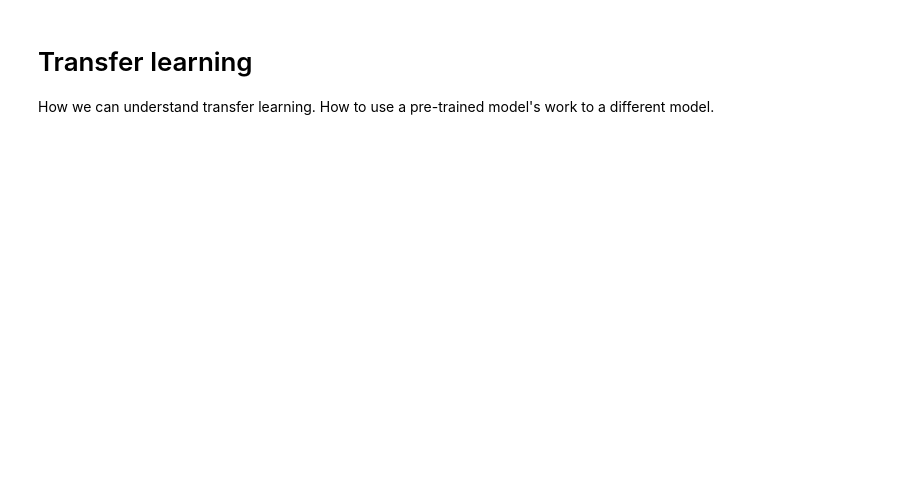
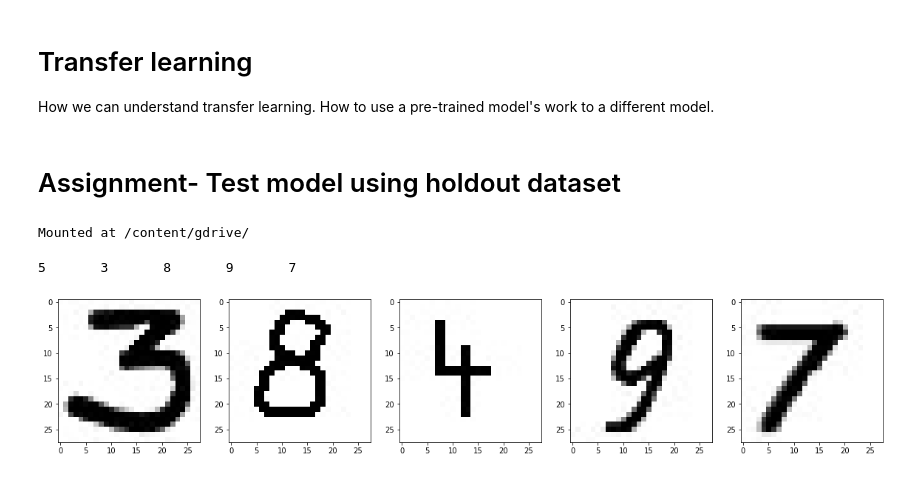
Before and after one commit to CWanjohi/SimpleImageClassifier, a Jupyter notebook: DIP_Coursework.ipynb, the cells around one changed output. Drawn from its saved outputs; the diff is of its cells as text; code cells hidden in the pictures; blank space fills up the shorter version.

```diff
--- a/DIP_Coursework.ipynb
+++ b/DIP_Coursework.ipynb
@@ -526,3 +513,57 @@ display_activations(activations,8,4,1)
 # %% [markdown]
 # Transfer learning
 How we can understand transfer learning. How to use a pre-trained model's work to a different model.
+# %% [markdown]
+# Assignment- Test model using holdout dataset
+# %%
+from google.colab import drive
+drive.mount("/content/gdrive/", force_remount=True)
+# %% [output]
+Mounted at /content/gdrive/
+# %%
+from tensorflow.keras.preprocessing.image import load_img, img_to_array
+import cv2
+
+#function to prepare the image
+def load_my_image(filename):
+  # load the image
+  img = load_img(filename, color_mode = "grayscale", target_size=(28, 28))
+  # img = cv2.bitwise_not(img)
+  # convert to array
+  img = img_to_array(img)
+  # reshape into a single sample with 1 channel
+  img = img.reshape(1, 28, 28, 1)
+  # prepare pixel data
+  img = img.astype('float32')
+  #normalize
+  img = img / 255.0
+
+  return img
+# %%
+from tensorflow.keras.preprocessing.image import ImageDataGenerator
+from tensorflow.keras.preprocessing import image
+from tensorflow.keras.models import load_model
+import matplotlib.pyplot as plt
+import numpy as np
+import cv2
+import os
+
+model = load_model('MNIST_Simple_CNN_10-Epoch.h5')
+filepath = "gdrive/My Drive/DIP_Dataset"
+csv_file = "gdrive/My Drive/DIP_Dataset.csv"
+
+figure = plt.figure(figsize=(20,20))
+
+for i in range(5):
+  figure.add_subplot(1,5,i+1)
+  random_index = np.random.randint(1, 30)
+  img = image.load_img(filepath +"/" + str(random_index) + ".jpg") #loaded as image to plot
+  test_img = load_my_image(filepath +"/" + str(random_index) + ".jpg") #loaded as array to feed as input to the model
+
+  plt.imshow(img,cmap='inferno')
+  digit = model.predict_classes(test_img)
+  # print(np.squeeze(np.argmax(digit[0],axis=1),axis=0),end = '\t')
+  print(digit[0],end = '\t')
+# %% [output]
+5       3       8       9       7
+[figure, added]
```
Also changed, not shown: parts of 16 cells of this notebook.
